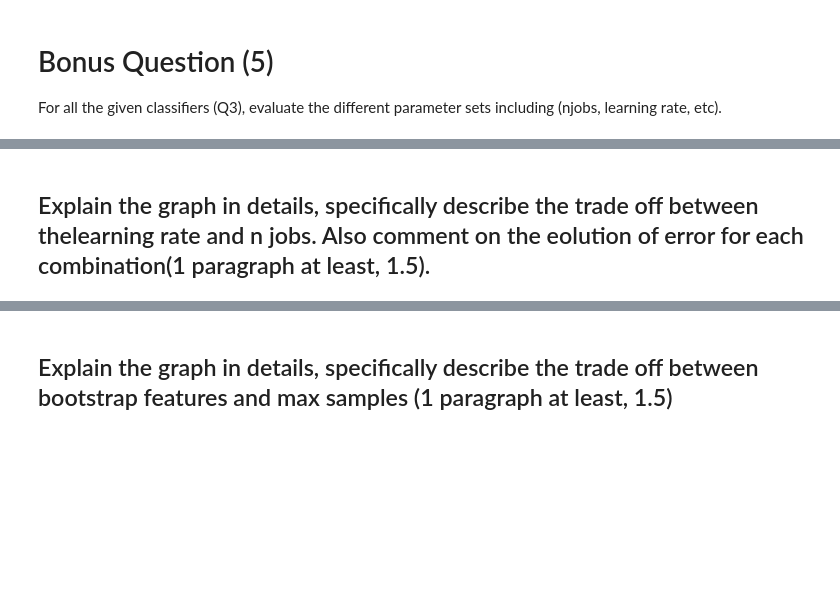
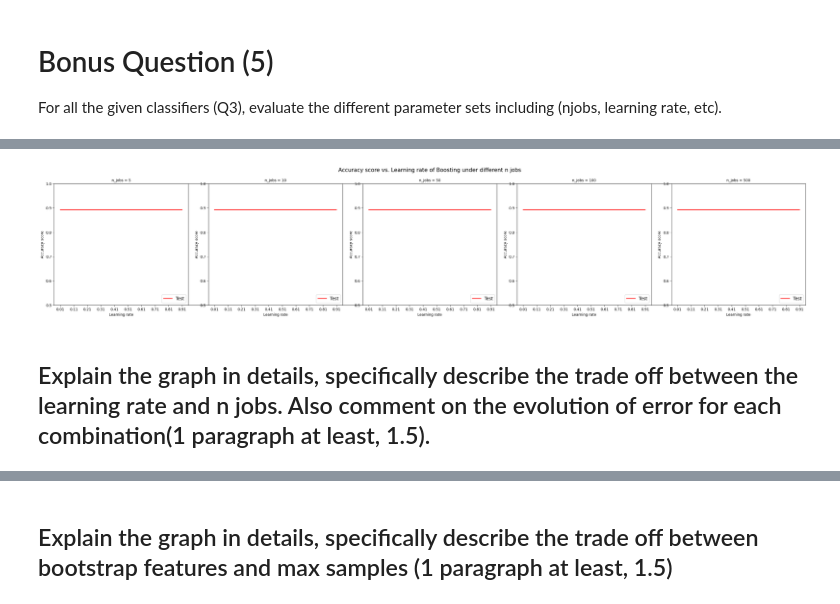
Before and after one commit to GeorgetownAnlytics/Wine-Quality-Prediction, a Jupyter notebook: Assignment1/Assignment 1_Group8_Final.ipynb, the cells around one changed output, grey strips where cells are left out. Saved outputs shown, nothing was run; the diff lists cells and outputs as text; code cells hidden in the pictures; blank space fills up the shorter version.

```diff
--- a/Assignment1/Assignment 1_Group8_updated.ipynb
+++ b/Assignment1/Assignment 1_Group8_Final.ipynb
@@ -834,2 +887,33 @@ For all the given classifiers (Q3), evaluate the different parameter sets includ
+# %%
+#graph accuracy scores vs. learning rates with n_jobs = 10,50,100,500
+idx=1
+fig = plt.figure(figsize=(37,6))
+plt.title('Accuracy score vs. Learning rate of Boosting under different n jobs', size=15, y=1.08)
+plt.tick_params(left = False, right = False , labelleft = False ,
+                labelbottom = False, bottom = False)
+
+for nj in [5,10,50,100,500]:
+    train_boosting = []
+    test_boosting = []
+    for lr in learning_rate:
+        xgboost_classifier = XGBClassifier( num_class=1, max_depth=2, learning_rate=lr, n_estimators=100, n_jobs=nj)
+        xgboost_fit = xgboost_classifier.fit(G8_OSIX_train, G8_OSIy_train)
+        OSIy_pred = xgboost_fit.predict(G8_OSIX_test)
+        test_boosting.append(accuracy)
+
+    # graph accuracy scores vs. learning rates
+    fig.add_subplot(1, 5, idx)
+    idx += 1
+    plt.plot(learning_rate, test_boosting, c='red', label='Test')
+    plt.xlabel('Learning rate')
+    plt.xticks(learning_rate)
+    plt.ylabel('Accuracy score')
+    plt.ylim(0.5, 1)
+    plt.legend(prop={'size': 12}, loc=4)
+    plt.title('n_jobs = {}'.format(nj), size=10)
+    plt.subplots_adjust(wspace=0.15)
+plt.show()
+# %% [output]
+[figure, added]
 # %% [markdown]
-## Explain the graph in details, specifically describe the trade off between thelearning rate and n jobs. Also comment on the eolution of error for each combination(1 paragraph at least, 1.5).
+## Explain the graph in details, specifically describe the trade off between the learning rate and n jobs. Also comment on the evolution of error for each combination(1 paragraph at least, 1.5).
```
Also changed, not shown: parts of 7 cells of this notebook, 1 other file.
